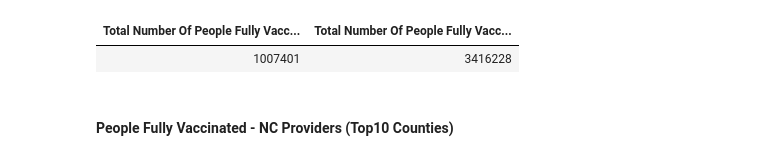
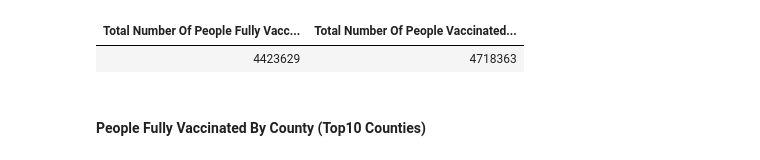
Before and after one commit to zmei1997/NCDHHS_NorthCarolina_COVID-19_Data_Analytics, a Jupyter notebook: NC_Vaccinated_History.ipynb, the cells around one changed output. Cells and saved outputs as stored; diff of their text form; code cells hidden in the pictures.

Commit message:
update NC vaccinated record analytics

```diff
--- a/NC_Vaccinated_History.ipynb
+++ b/NC_Vaccinated_History.ipynb
@@ -57,12 +85,12 @@ from
 # %%
 %sql
 select
-  sum(`People Fully Vaccinated - Federal`) as `Total Number Of People Fully Vaccinated - Federal`,
-  sum(`People Fully Vaccinated - NC`) as `Total Number Of People Fully Vaccinated - NC`
+  sum(`People Fully Vaccinated - Federal`) + sum(`People Fully Vaccinated - NC`) as `Total Number Of People Fully Vaccinated`,
+  sum(`People Vaccinated with at Least One Dose - Federal`) + sum(`People Vaccinated with at Least One Dose - NC`) as `Total Number Of People Vaccinated with at Least One Dose`
 from
-  vaccined_histroy_table
+  vaccined_histroy_view
 # %% [output]
-| Total Number Of People Fully Vacc... | Total Number Of People Fully Vacc... |
-| 1007401 | 3416228 |
+| Total Number Of People Fully Vacc... | Total Number Of People Vaccinated... |
+| 4423629 | 4718363 |
 # %% [markdown]
-#### People Fully Vaccinated - NC Providers (Top10 Counties)
+#### People Fully Vaccinated By County (Top10 Counties)
```
Also changed, not shown: parts of 24 cells of this notebook, 3 other files.
